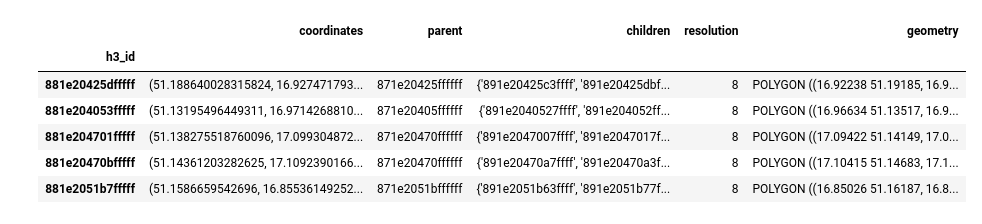
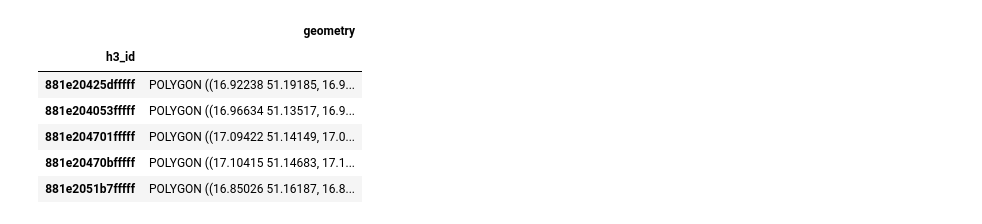
Before and after one commit to EmbeddML/relocation-recommendation, a Jupyter notebook: notebooks/otodom.ipynb, the cells around one changed output. Saved outputs shown, nothing was run; the diff lists cells and outputs as text; code cells hidden in the pictures.

```diff
--- a/notebooks/otodom.ipynb
+++ b/notebooks/otodom.ipynb
@@ -17,15 +21,17 @@ from tqdm.auto import tqdm
 # %%
 place_name = "Wrocław,Poland"
 place_dir_name = get_place_dir_name(place_name)
 resolution = 8
 buffered = True
-hexagons = gpd.read_file(GENERATED_DATA_DIR.joinpath(place_dir_name, f"hex_{resolution}{'_buffered' if buffered else ''}.geojson"), driver="GeoJSON").set_index("h3_id")
+hexagons = gpd.read_file(GENERATED_DATA_DIR.joinpath(place_dir_name, f"hex_{resolution}{'_buffered' if buffered else ''}.geojson"), driver="GeoJSON")\
+    .set_index("h3_id")\
+    .drop(columns=["coordinates", "parent", "children", "resolution"])
 hexagons.head(5)
 # %% [output]
-|  | coordinates | parent | children | resolution | geometry |
-| h3_id |  |  |  |  |  |
-| 881e20425dfffff | (51.188640028315824, 16.927471793... | 871e20425ffffff | {'891e20425c3ffff', '891e20425dbf... | 8 | POLYGON ((16.92238 51.19185, 16.9... |
-| 881e204053fffff | (51.13195496449311, 16.9714268810... | 871e20405ffffff | {'891e2040527ffff', '891e204052ff... | 8 | POLYGON ((16.96634 51.13517, 16.9... |
-| 881e204701fffff | (51.138275518760096, 17.099304872... | 871e20470ffffff | {'891e2047007ffff', '891e2047017f... | 8 | POLYGON ((17.09422 51.14149, 17.0... |
-| 881e20470bfffff | (51.14361203282625, 17.1092390166... | 871e20470ffffff | {'891e20470a7ffff', '891e20470a3f... | 8 | POLYGON ((17.10415 51.14683, 17.1... |
-| 881e2051b7fffff | (51.1586659542696, 16.85536149252... | 871e2051bffffff | {'891e2051b63ffff', '891e2051b77f... | 8 | POLYGON ((16.85026 51.16187, 16.8... |
+|  | geometry |
+| h3_id |  |
+| 881e20425dfffff | POLYGON ((16.92238 51.19185, 16.9... |
+| 881e204053fffff | POLYGON ((16.96634 51.13517, 16.9... |
+| 881e204701fffff | POLYGON ((17.09422 51.14149, 17.0... |
+| 881e20470bfffff | POLYGON ((17.10415 51.14683, 17.1... |
+| 881e2051b7fffff | POLYGON ((16.85026 51.16187, 16.8... |
```
Also changed, not shown: parts of 12 cells of this notebook, 2 other files.
